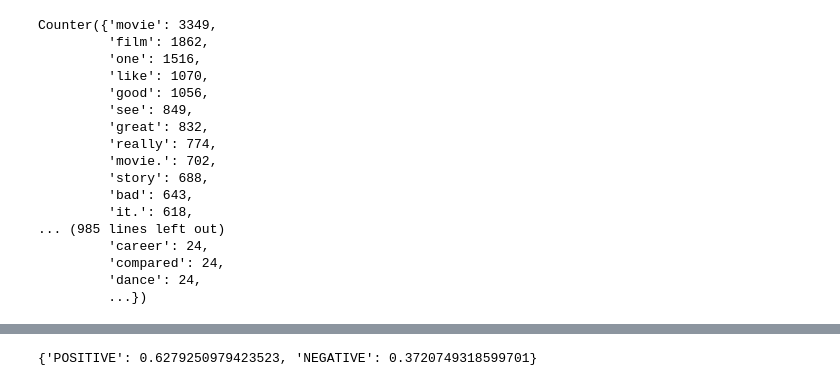
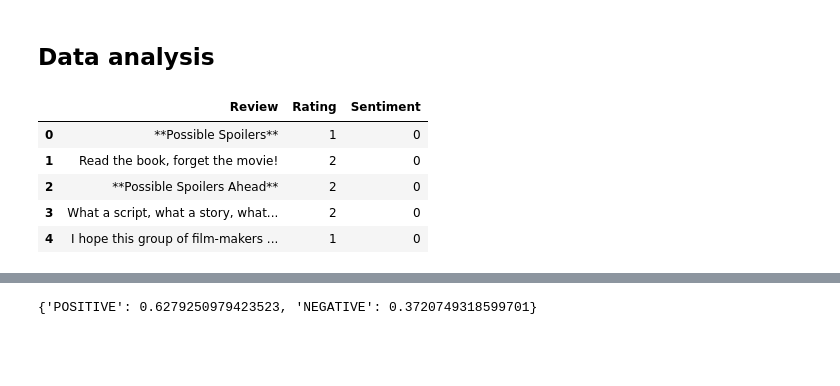
Before and after one commit to NilBiescas/NLP, a Jupyter notebook: exercises_day5/exercises5.ipynb, the cells around one changed output, grey strips where cells are left out. Saved outputs shown, nothing was run; the diff lists cells and outputs as text; code cells hidden in the pictures; blank space fills up the shorter version.

Commit message:
Added coments + more data analysis

```diff
--- a/exercises_day5/exercises5.ipynb
+++ b/exercises_day5/exercises5.ipynb
@@ -68,20 +25,12 @@ freq_dist.most_common(10)
-# %%
-freq_dist
-# %% [output]
-Counter({'movie': 3349,
-         'film': 1862,
-         'one': 1516,
-         'like': 1070,
-         'good': 1056,
-         'see': 849,
-         'great': 832,
-         'really': 774,
-         'movie.': 702,
-         'story': 688,
-         'bad': 643,
-         'it.': 618,
-... (985 lines left out)
-         'career': 24,
-         'compared': 24,
-         'dance': 24,
-         ...})
+# %% [markdown]
+## Data analysis
+# %%
+# Showing the first 5 rows of the dataset
+SA_dataset.head()
+# %% [output]
+|  | Review | Rating | Sentiment |
+| 0 | **Possible Spoilers** | 1 | 0 |
+| 1 | Read the book, forget the movie! | 2 | 0 |
+| 2 | **Possible Spoilers Ahead** | 2 | 0 |
+| 3 | What a script, what a story, what... | 2 | 0 |
+| 4 | I hope this group of film-makers ... | 1 | 0 |
```
Also changed, not shown: parts of 39 cells of this notebook.
